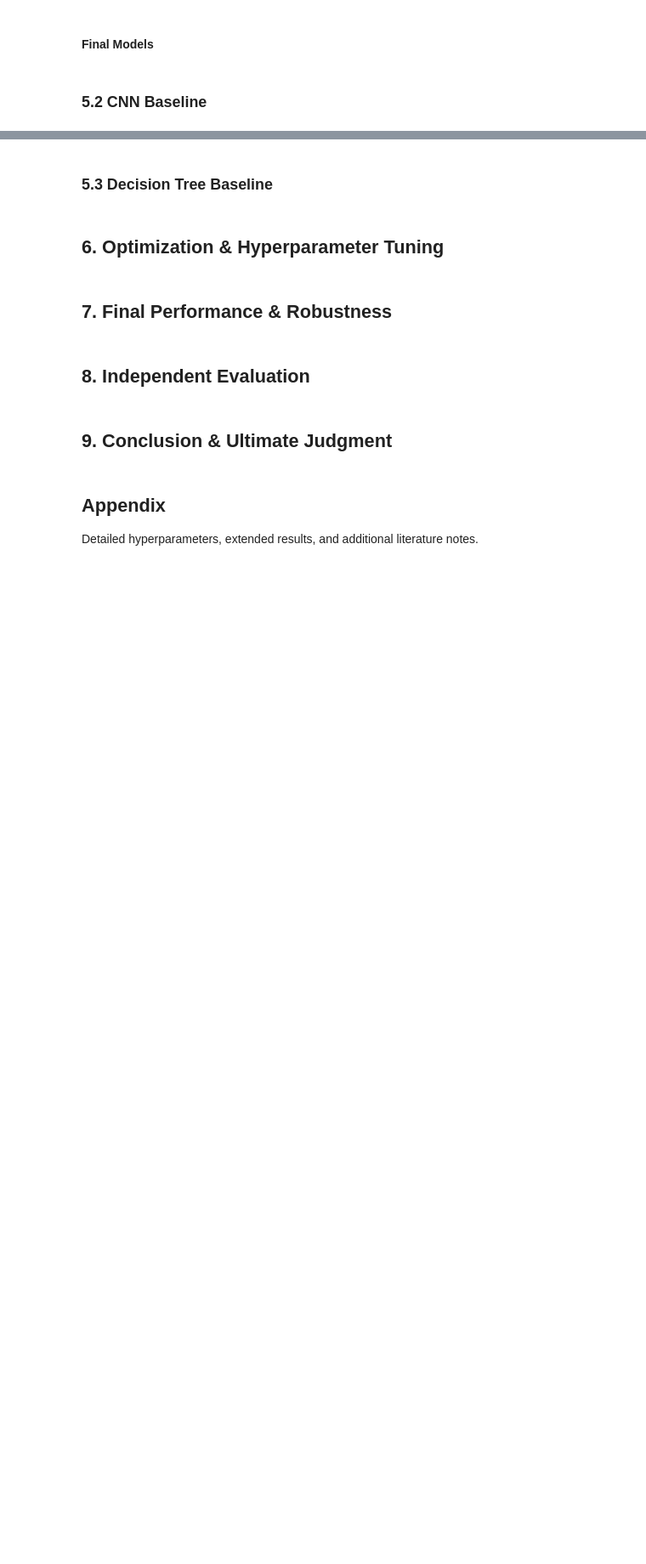
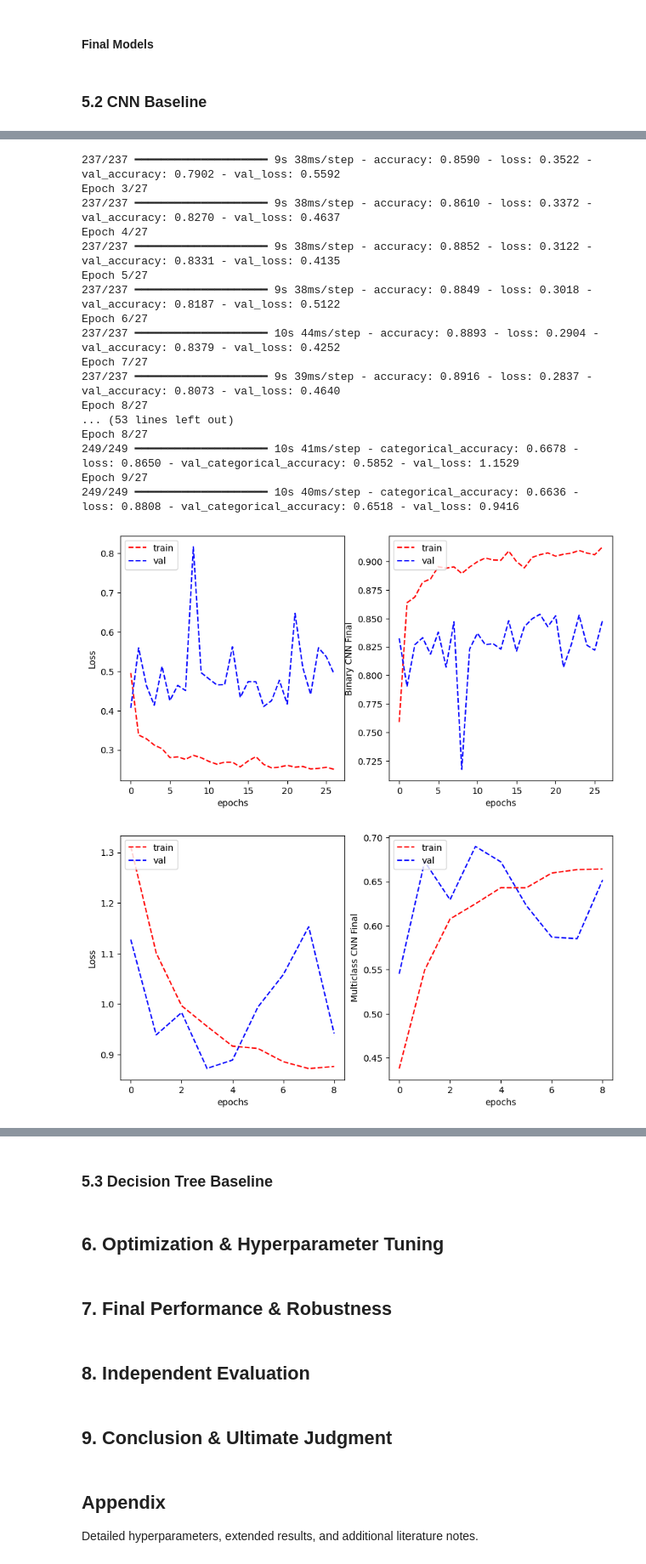
Before and after one commit to Adi112004/Machine-Learning-Assignment-2, a Jupyter notebook: Assignment2-ML.ipynb, the cells around one changed output, grey strips where cells are left out. Shown at 85% size. Cells and saved outputs as stored; diff of their text form; code cells hidden in the pictures; blank space fills up the shorter version.

Commit message:
classification report

```diff
--- a/Assignment2-ML.ipynb
+++ b/Assignment2-ML.ipynb
@@ -983,4 +983,58 @@ print("Best Multiclass val_categorical_accuracy:", best_multi_acc)
 # %% [markdown]
 ### 5.2 CNN Baseline
 # %%
-# TODO: Define and compile a CNN model
+# ── Instantiate final models with your chosen hyperparameters ──
+bin_reg, bin_dconv, bin_ddense = 0.0001, 0.1, 0.7
+final_binary = create_binary_cnn(bin_reg, bin_dconv, bin_ddense)
+
+multi_reg, multi_dconv, multi_ddense = 0.001, 0.4, 0.3
+num_classes = train_data['cellType'].nunique()
+final_multi = create_multi_cnn(multi_reg, multi_dconv, multi_ddense, num_classes)
+
+# ── Train them ──
+history_bin = final_binary.fit(
+    binary_aug_generator,
+    validation_data=binary_validation_generator,
+    epochs=27,
+    class_weight=class_weights_binary,
+    callbacks=[early_stop_bin],
+    verbose=1
+)
+
+history_multi = final_multi.fit(
+    multi_aug_generator,
+    validation_data=multi_validation_generator,
+    epochs=27,
+    class_weight=class_weights_multi,
+    callbacks=[early_stop_multi],
+    verbose=1
+)
+
+# ── Plot learning curves ──
+plot_learning_curve(
+    history_bin.history['loss'], history_bin.history['val_loss'],
+    history_bin.history['accuracy'], history_bin.history['val_accuracy'],
+    metric_name='Binary CNN Final'
+)
+
+plot_learning_curve(
+    history_multi.history['loss'], history_multi.history['val_loss'],
+    history_multi.history['categorical_accuracy'], history_multi.history['val_categorical_accuracy'],
+    metric_name='Multiclass CNN Final'
+)
+
+# ── (Optional) Classification reports ──
+from sklearn.metrics import classification_report
+binary_validation_generator.reset()
+y_pred_bin = (final_binary.predict(binary_validation_generator) > 0.5).astype(int).ravel()
+y_true_bin = binary_validation_generator.classes
+print(classification_report(y_true_bin, y_pred_bin,
+      target_names=list(binary_validation_generator.class_indices)))
+
+multi_validation_generator.reset()
+import numpy as np
+y_pred_multi = np.argmax(final_multi.predict(multi_validation_generator), axis=1)
+y_true_multi = multi_validation_generator.classes
+print(classification_report(y_true_multi, y_pred_multi,
+      target_names=list(multi_validation_generator.class_indices)))
+# %% [output]
@@ -986,0 +1045,19 @@ print("Best Multiclass val_categorical_accuracy:", best_multi_acc)
+237/237 ━━━━━━━━━━━━━━━━━━━━ 9s 38ms/step - accuracy: 0.8590 - loss: 0.3522 - val_accuracy: 0.7902 - val_loss: 0.5592
+Epoch 3/27
+237/237 ━━━━━━━━━━━━━━━━━━━━ 9s 38ms/step - accuracy: 0.8610 - loss: 0.3372 - val_accuracy: 0.8270 - val_loss: 0.4637
+Epoch 4/27
+237/237 ━━━━━━━━━━━━━━━━━━━━ 9s 38ms/step - accuracy: 0.8852 - loss: 0.3122 - val_accuracy: 0.8331 - val_loss: 0.4135
+Epoch 5/27
+237/237 ━━━━━━━━━━━━━━━━━━━━ 9s 38ms/step - accuracy: 0.8849 - loss: 0.3018 - val_accuracy: 0.8187 - val_loss: 0.5122
+Epoch 6/27
+237/237 ━━━━━━━━━━━━━━━━━━━━ 10s 44ms/step - accuracy: 0.8893 - loss: 0.2904 - val_accuracy: 0.8379 - val_loss: 0.4252
+Epoch 7/27
+237/237 ━━━━━━━━━━━━━━━━━━━━ 9s 39ms/step - accuracy: 0.8916 - loss: 0.2837 - val_accuracy: 0.8073 - val_loss: 0.4640
+Epoch 8/27
+... (53 lines left out)
+Epoch 8/27
+249/249 ━━━━━━━━━━━━━━━━━━━━ 10s 41ms/step - categorical_accuracy: 0.6678 - loss: 0.8650 - val_categorical_accuracy: 0.5852 - val_loss: 1.1529
+Epoch 9/27
+249/249 ━━━━━━━━━━━━━━━━━━━━ 10s 40ms/step - categorical_accuracy: 0.6636 - loss: 0.8808 - val_categorical_accuracy: 0.6518 - val_loss: 0.9416
+[figure, added]
+[figure, added]
```
Also changed, not shown: parts of 10 cells of this notebook.
